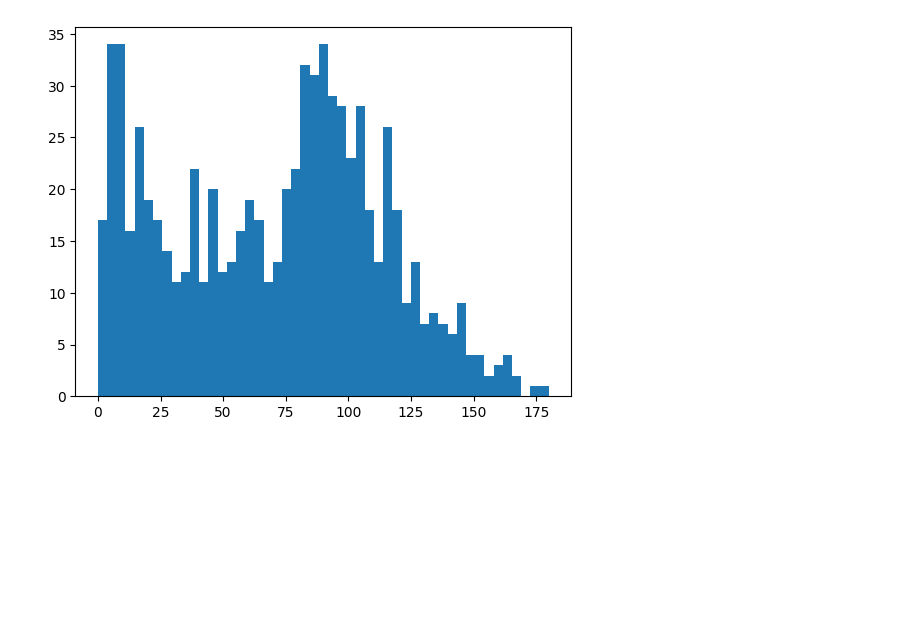
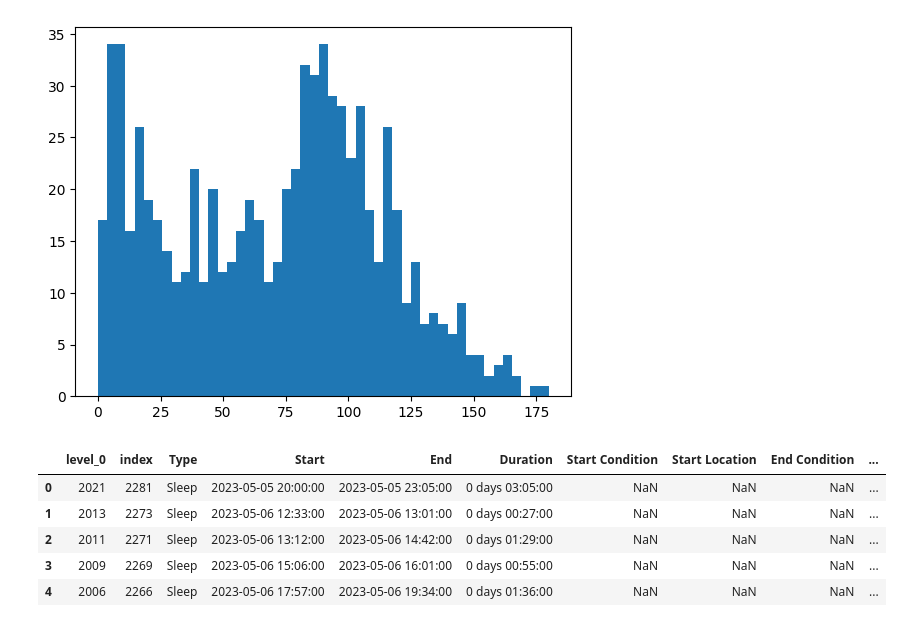
Before and after one commit to chrishavlin/wakeybaby, a Jupyter notebook: examples/hb_wake_windows.ipynb, the cells around one changed output. Cells and saved outputs as stored; diff of their text form; code cells hidden in the pictures; blank space fills up the shorter version.

```diff
--- a/examples/hb_wake_windows.ipynb
+++ b/examples/hb_wake_windows.ipynb
@@ -8,7 +8,7 @@ filename = os.path.join(file_dir, "hb_export.csv")
 
 hb = Huckle(filename)
 # %%
-df = hb.wake_window()
+df = hb.all_wake_windows()
 # %%
 import matplotlib.pyplot as plt
 
@@ -22,3 +21,12 @@ import numpy as np
 plt.hist(df.time_awake.dt.total_seconds()/60, bins=np.linspace(0,180,50));
 # %% [output]
 [figure]
+# %%
+df.head()
+# %% [output]
+|  | level_0 | index | Type | Start | End | Duration | Start Condition | Start Location | End Condition | ... |
+| 0 | 2021 | 2281 | Sleep | 2023-05-05 20:00:00 | 2023-05-05 23:05:00 | 0 days 03:05:00 | NaN | NaN | NaN | ... |
+| 1 | 2013 | 2273 | Sleep | 2023-05-06 12:33:00 | 2023-05-06 13:01:00 | 0 days 00:27:00 | NaN | NaN | NaN | ... |
+| 2 | 2011 | 2271 | Sleep | 2023-05-06 13:12:00 | 2023-05-06 14:42:00 | 0 days 01:29:00 | NaN | NaN | NaN | ... |
+| 3 | 2009 | 2269 | Sleep | 2023-05-06 15:06:00 | 2023-05-06 16:01:00 | 0 days 00:55:00 | NaN | NaN | NaN | ... |
+| 4 | 2006 | 2266 | Sleep | 2023-05-06 17:57:00 | 2023-05-06 19:34:00 | 0 days 01:36:00 | NaN | NaN | NaN | ... |
```
Also changed, not shown: parts of 10 cells of this notebook, 1 other file.
